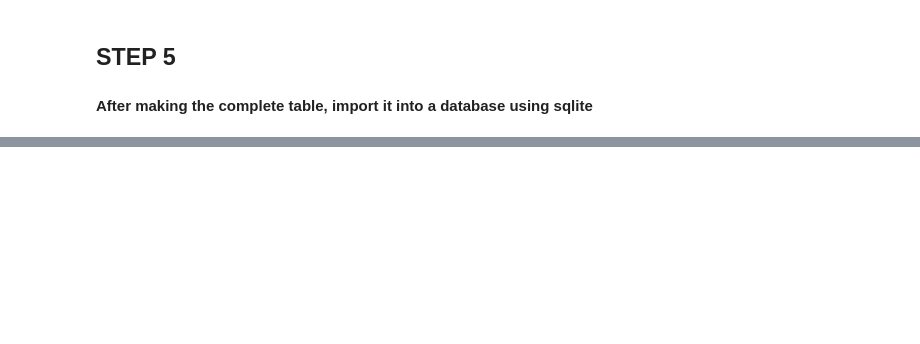
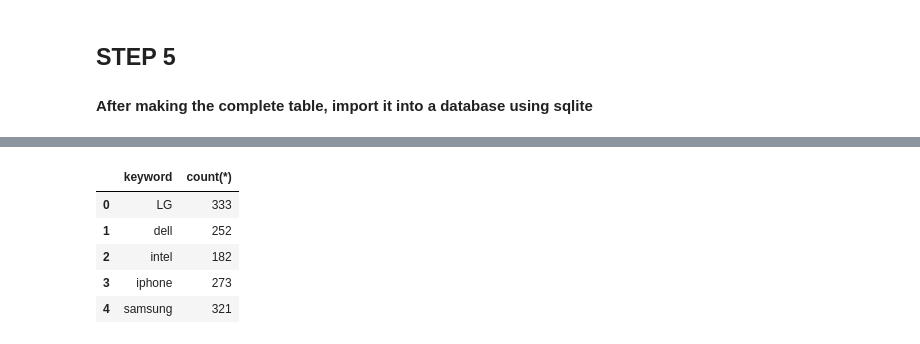
Before and after one commit to Yoyoyamato/Crawler_project, a Jupyter notebook: [Project]Crawler_to_SQLite.ipynb, the cells around one changed output, grey strips where cells are left out. Cells and saved outputs as stored; diff of their text form; code cells hidden in the pictures; blank space fills up the shorter version.

```diff
--- a/[Project]Crawler_to_SQLite.ipynb
+++ b/[Project]Crawler_to_SQLite.ipynb
@@ -377,0 +364,27 @@ first
+# %%
+## What percentage of the items have free returning policy
+conn = sqlite3.connect("ebay_item_lists")
+
+second = pd.read_sql('''
+        SELECT
+            keyword,
+            count(*)
+        FROM
+            ebay_tables
+        WHERE
+            Return = "free"
+        GROUP BY
+            keyword
+        ORDER BY
+            keyword''', con = conn)
+
+conn.close()
+# %%
+second
+# %% [output]
+|  | keyword | count(*) |
+| 0 | LG | 333 |
+| 1 | dell | 252 |
+| 2 | intel | 182 |
+| 3 | iphone | 273 |
+| 4 | samsung | 321 |
```
Also changed, not shown: parts of 15 cells of this notebook, 1 other file.
